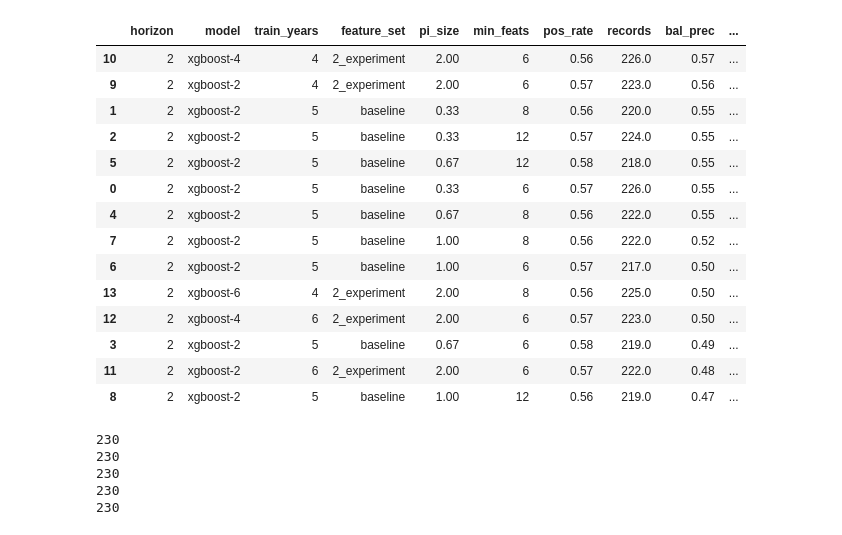
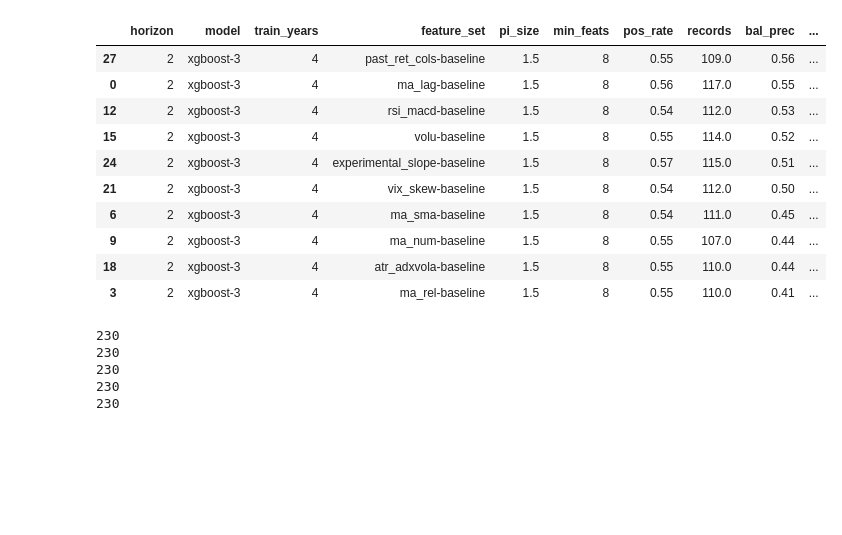
Before and after one commit to bchase17/Stocks, a Jupyter notebook: performance_assessment.ipynb, the cells around one changed output. Drawn from its saved outputs; the diff is of its cells as text; code cells hidden in the pictures; blank space fills up the shorter version.

```diff
--- a/performance_assessment.ipynb
+++ b/performance_assessment.ipynb
@@ -6,12 +6,9 @@ import importlib
 importlib.reload(min_features)
 importlib.reload(daily_return)
 
-perf_df = pd.read_csv("horizon2.csv")
+perf_df = pd.read_csv("test.csv")
 #perf_df = perf_df.drop_duplicates()
 perf_df['Date'] = perf_df['test_start']
 returns = [1, 2, 3, 5, 10, 20, 30]
 df_daily, feats = daily_return.pull_daily('QQQ', returns)
 return_cols = df_daily.columns[df_daily.columns.str.contains("Return_")].to_list()
-# %%
-perf_df_bu = perf_df.copy()
-perf_df = perf_df[perf_df["test_end"] >= "2025-08-16"].copy()
@@ -118,52 +101,48 @@ def _metrics(min_th, cov_th, g: pd.DataFrame) -> pd.Series:
         "log_loss": float(ll),
         "mcc": float(mcc) if not np.isnan(mcc) else np.nan,
         "pprec": prec_pos_all,
         "nprec": prec_neg_all,
         f"cov_|{cov_th}|": cov,
         f"pprec_|{cov_th}|": prec_pos_th,
         f"nprec_|{cov_th}|": prec_neg_th,
     })
 
-min_th = .5
-cov_th = .85
+min_th = .55
+cov_th = .75
 pred_df = perf_df[(perf_df["pred"] > min_th) | (perf_df["pred"] < (1 - min_th))].copy()
 metrics_df = (
     pred_df
     .dropna(subset=[y_col, p_col])
     .groupby(gcols, sort=False)
     .apply(lambda g: _metrics(min_th, cov_th, g), include_groups=False)
     .reset_index()
     .sort_values(["horizon", "mcc", "brier"], ascending=[True, False, True])
 )
 
 metrics_df['composite'] =  0.5*(metrics_df['bal_prec']) + 0.25*(metrics_df['mcc']) + .125*(1-(metrics_df['brier'])) + 0.1*((metrics_df[f'bal_prec_|{cov_th}|']) * (metrics_df[f'cov_|{cov_th}|']))
 # top per horizon (ranked by MCC desc, then Brier asc)
 top_by_horizon = (
     metrics_df
     .sort_values(["horizon", "composite", "log_loss"], ascending=[True, False, False])
     .groupby("horizon", as_index=False, sort=False)
-    .head(1)
+    .head(10)
 )
 
 #top_by_horizon.to_csv('top_performers.csv', index=False)
-#top_by_horizon[top_by_horizon['horizon'] == 5].round(2)
-top_by_horizon.round(2)
+top_by_horizon[top_by_horizon['horizon'] == 2].round(2)
+#top_by_horizon.round(2)
 # %% [output]
 |  | horizon | model | train_years | feature_set | pi_size | min_feats | pos_rate | records | bal_prec | ... |
-| 10 | 2 | xgboost-4 | 4 | 2_experiment | 2.00 | 6 | 0.56 | 226.0 | 0.57 | ... |
-| 9 | 2 | xgboost-2 | 4 | 2_experiment | 2.00 | 6 | 0.57 | 223.0 | 0.56 | ... |
-| 1 | 2 | xgboost-2 | 5 | baseline | 0.33 | 8 | 0.56 | 220.0 | 0.55 | ... |
-| 2 | 2 | xgboost-2 | 5 | baseline | 0.33 | 12 | 0.57 | 224.0 | 0.55 | ... |
-| 5 | 2 | xgboost-2 | 5 | baseline | 0.67 | 12 | 0.58 | 218.0 | 0.55 | ... |
-| 0 | 2 | xgboost-2 | 5 | baseline | 0.33 | 6 | 0.57 | 226.0 | 0.55 | ... |
-| 4 | 2 | xgboost-2 | 5 | baseline | 0.67 | 8 | 0.56 | 222.0 | 0.55 | ... |
-| 7 | 2 | xgboost-2 | 5 | baseline | 1.00 | 8 | 0.56 | 222.0 | 0.52 | ... |
-| 6 | 2 | xgboost-2 | 5 | baseline | 1.00 | 6 | 0.57 | 217.0 | 0.50 | ... |
-| 13 | 2 | xgboost-6 | 4 | 2_experiment | 2.00 | 8 | 0.56 | 225.0 | 0.50 | ... |
-| 12 | 2 | xgboost-4 | 6 | 2_experiment | 2.00 | 6 | 0.57 | 223.0 | 0.50 | ... |
-| 3 | 2 | xgboost-2 | 5 | baseline | 0.67 | 6 | 0.58 | 219.0 | 0.49 | ... |
-| 11 | 2 | xgboost-2 | 6 | 2_experiment | 2.00 | 6 | 0.57 | 222.0 | 0.48 | ... |
-| 8 | 2 | xgboost-2 | 5 | baseline | 1.00 | 12 | 0.56 | 219.0 | 0.47 | ... |
+| 27 | 2 | xgboost-3 | 4 | past_ret_cols-baseline | 1.5 | 8 | 0.55 | 109.0 | 0.56 | ... |
+| 0 | 2 | xgboost-3 | 4 | ma_lag-baseline | 1.5 | 8 | 0.56 | 117.0 | 0.55 | ... |
+| 12 | 2 | xgboost-3 | 4 | rsi_macd-baseline | 1.5 | 8 | 0.54 | 112.0 | 0.53 | ... |
+| 15 | 2 | xgboost-3 | 4 | volu-baseline | 1.5 | 8 | 0.55 | 114.0 | 0.52 | ... |
+| 24 | 2 | xgboost-3 | 4 | experimental_slope-baseline | 1.5 | 8 | 0.57 | 115.0 | 0.51 | ... |
+| 21 | 2 | xgboost-3 | 4 | vix_skew-baseline | 1.5 | 8 | 0.54 | 112.0 | 0.50 | ... |
+| 6 | 2 | xgboost-3 | 4 | ma_sma-baseline | 1.5 | 8 | 0.54 | 111.0 | 0.45 | ... |
+| 9 | 2 | xgboost-3 | 4 | ma_num-baseline | 1.5 | 8 | 0.55 | 107.0 | 0.44 | ... |
+| 18 | 2 | xgboost-3 | 4 | atr_adxvola-baseline | 1.5 | 8 | 0.55 | 110.0 | 0.44 | ... |
+| 3 | 2 | xgboost-3 | 4 | ma_rel-baseline | 1.5 | 8 | 0.55 | 110.0 | 0.41 | ... |
 # %%
 perf_df_2 = perf_df[(perf_df['horizon'] == 2) & (perf_df['model'] == 'xgboost-6')
                     & (perf_df['train_years'] == 4) & (perf_df['feature_set'] == 'pi_mirror_<6_1')
```
Also changed, not shown: parts of 1 cell of this notebook, 3 other files.
